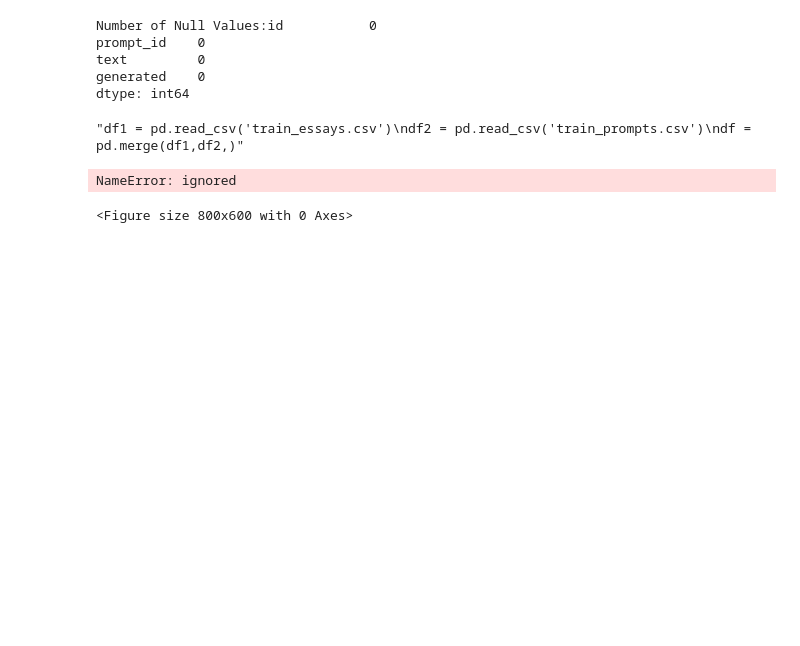
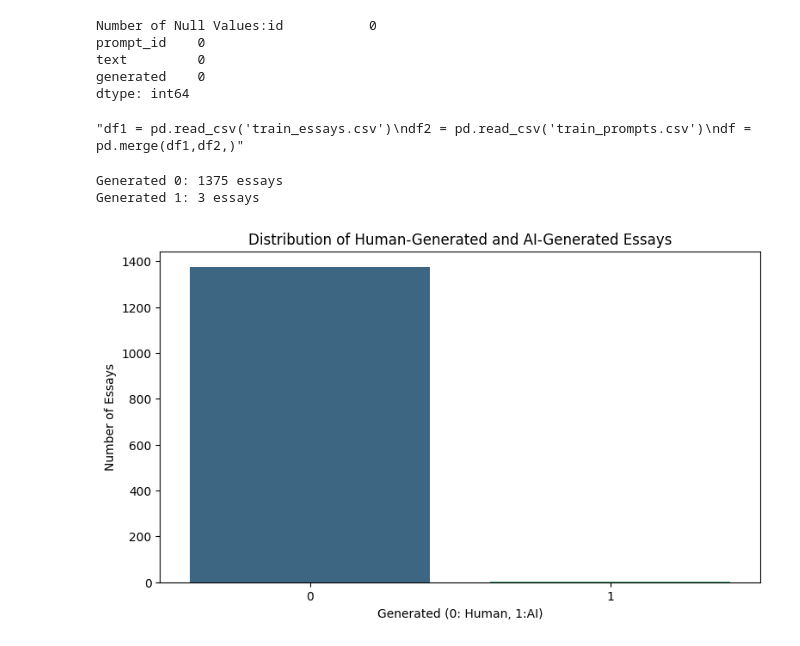
Before and after one commit to navyaboddapati/LLM--Detect-AI-Generated-Text, a Jupyter notebook: LLM_Detect_AI_Generated_Text.ipynb, the cells around one changed output. Saved outputs shown, nothing was run; the diff lists cells and outputs as text; code cells hidden in the pictures; blank space fills up the shorter version.

```diff
--- a/LLM_Detect_AI_Generated_Text.ipynb
+++ b/LLM_Detect_AI_Generated_Text.ipynb
@@ -87,16 +87,21 @@ df = pd.merge(df1,df2,)'''
 # %%
 # checking for how many are human essays and AI generated essays
 import matplotlib.pyplot as plt
 import seaborn as sns
 
-generated_Counts = train_data['generated'].value_counts()
+generated_counts = train_data['generated'].value_counts()
 
-plt.figure(figsize=(8,6))
+for value,count in generated_counts.items():
+  print(f"Generated {value}: { count} essays")
+
+plt.figure(figsize=(9,5))
 sns.barplot(x=generated_counts.index, y=generated_counts.values, palette='viridis')
+print("\n")
 plt.title('Distribution of Human-Generated and AI-Generated Essays')
 plt.xlabel('Generated (0: Human, 1:AI)')
 plt.ylabel('Number of Essays')
 plt.show()
 # %% [output]
-NameError: ignored
+Generated 0: 1375 essays
+Generated 1: 3 essays
-<Figure size 800x600 with 0 Axes>
+[figure, added]
```
Also changed, not shown: parts of 3 cells of this notebook.
